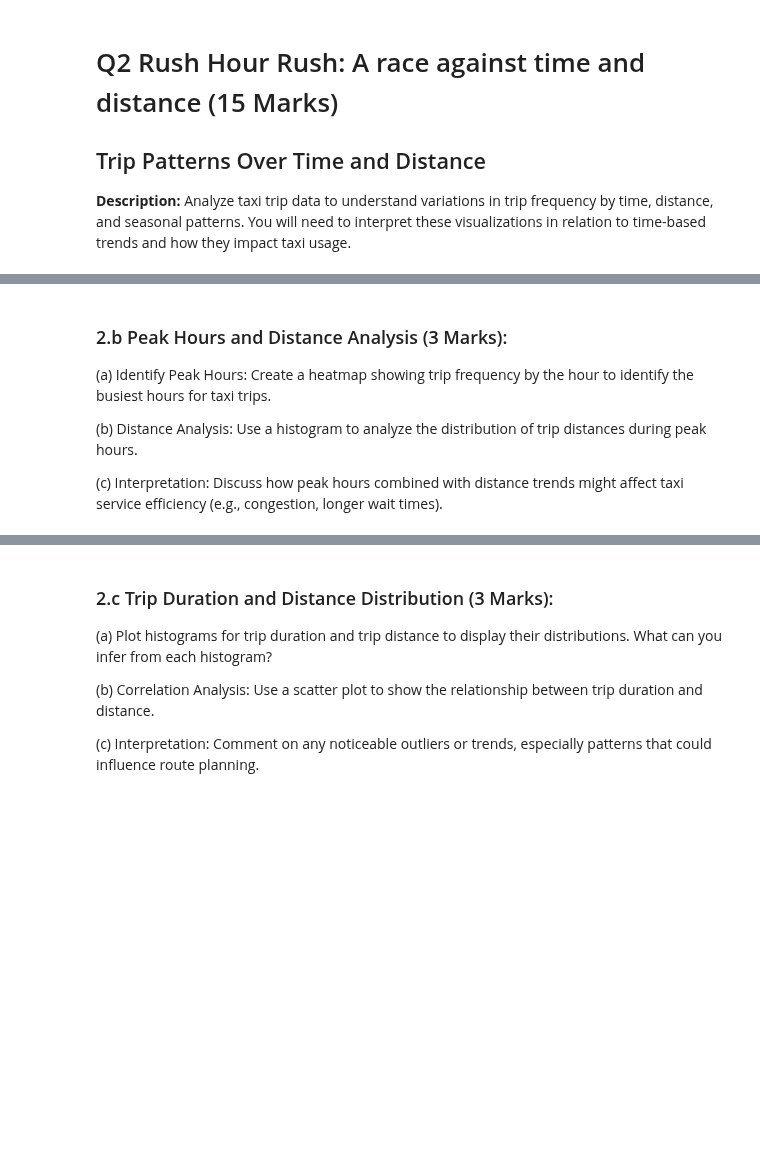
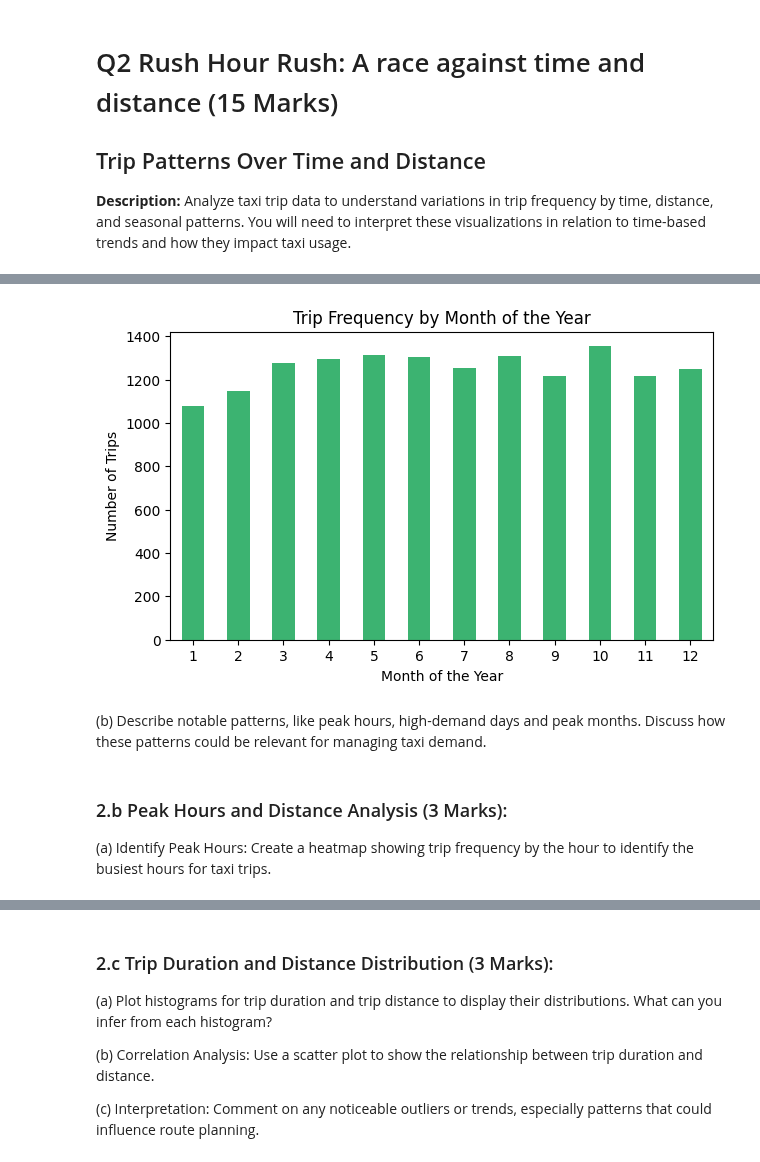
Before and after one commit to abhijain565aj/CS215-Assignment, a Jupyter notebook: A5-23B0903-23B0928-23B1057/Q2.ipynb, the cells around one changed output, grey strips where cells are left out. Saved outputs shown, nothing was run; the diff lists cells and outputs as text; code cells hidden in the pictures; blank space fills up the shorter version.

```diff
--- a/A5-23B0903-23B0928-23B1057/Q2.ipynb
+++ b/A5-23B0903-23B0928-23B1057/Q2.ipynb
@@ -25,8 +45,18 @@ df = pd.read_csv('./TaxiData.csv')
+# %%
+
+# Bar chart for trip distribution by Month of the Year
+plt.figure(figsize=(7,4))
+df['trip_start_month'].value_counts().sort_index().plot(kind='bar', color='mediumseagreen')
+plt.title('Trip Frequency by Month of the Year')
+plt.xlabel('Month of the Year')
+plt.ylabel('Number of Trips')
+plt.xticks(rotation=0)
+plt.show()
+# %% [output]
+[figure, added]
+# %% [markdown]
+(b) Describe notable patterns, like peak hours, high-demand days and peak months. Discuss how these patterns could be relevant for managing taxi demand.
 # %% [markdown]
 ### 2.b Peak Hours and Distance Analysis (3 Marks):
 
 (a) Identify Peak Hours: Create a heatmap showing trip frequency by the hour to identify the busiest hours for taxi trips.
-
-(b) Distance Analysis: Use a histogram to analyze the distribution of trip distances during peak hours.
-
-(c) Interpretation: Discuss how peak hours combined with distance trends might affect taxi service efficiency (e.g., congestion, longer wait times).
```
Also changed, not shown: parts of 10 cells of this notebook.
